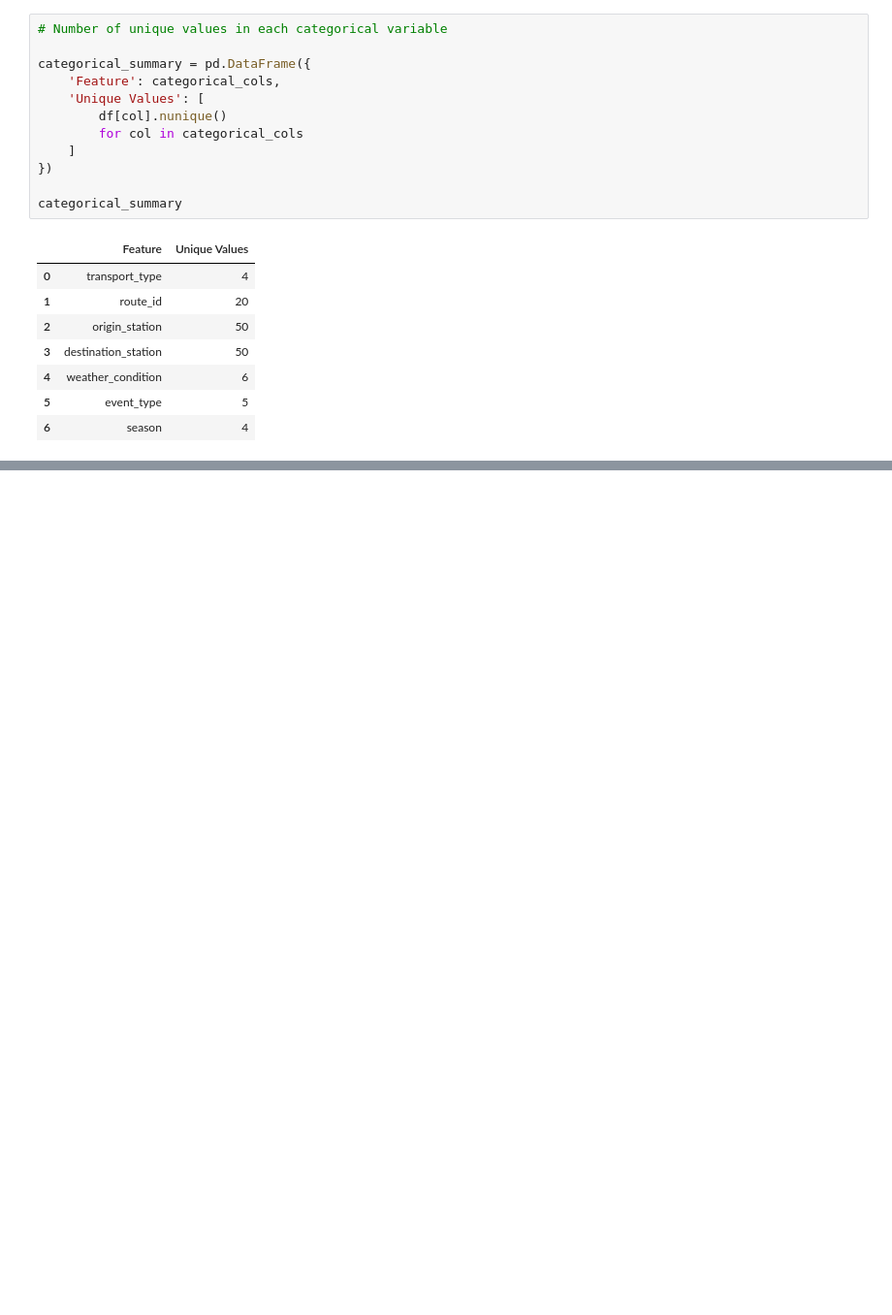
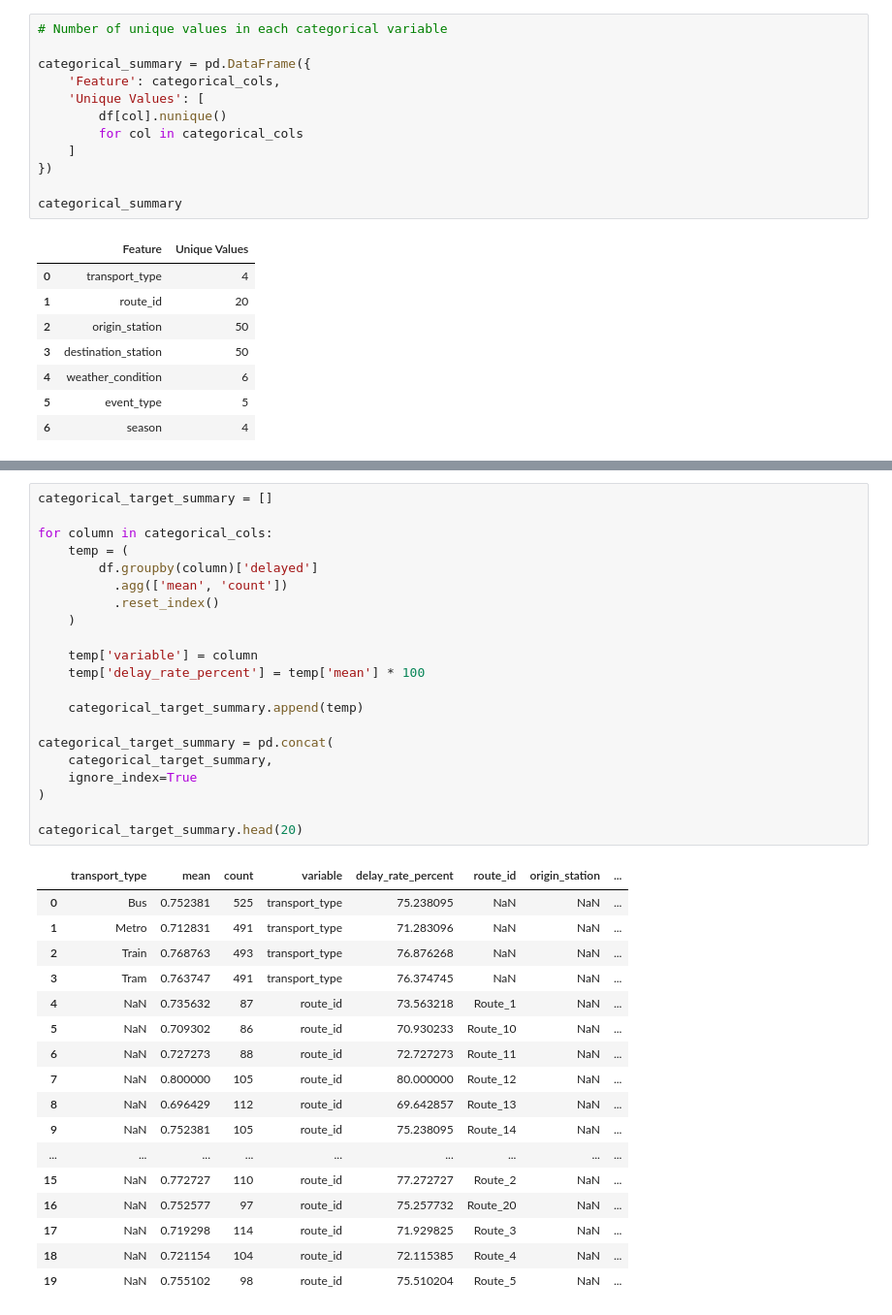
Before and after one commit to srisathvika/Public-Transport-Delay-Prediction, a Jupyter notebook: notebooks/01_Data_Understanding_and_EDA.ipynb, the cells around one changed output, grey strips where cells are left out. Shown at 97% size. Cells and saved outputs as stored; diff of their text form; blank space fills up the shorter version.

```diff
--- a/notebooks/01_Data_Understanding_and_EDA.ipynb
+++ b/notebooks/01_Data_Understanding_and_EDA.ipynb
@@ -1427,0 +1662,39 @@ plt.show()
+# %%
+categorical_target_summary = []
+
+for column in categorical_cols:
+    temp = (
+        df.groupby(column)['delayed']
+          .agg(['mean', 'count'])
+          .reset_index()
+    )
+
+    temp['variable'] = column
+    temp['delay_rate_percent'] = temp['mean'] * 100
+
+    categorical_target_summary.append(temp)
+
+categorical_target_summary = pd.concat(
+    categorical_target_summary,
+    ignore_index=True
+)
+
+categorical_target_summary.head(20)
+# %% [output]
+|  | transport_type | mean | count | variable | delay_rate_percent | route_id | origin_station | ... |
+| 0 | Bus | 0.752381 | 525 | transport_type | 75.238095 | NaN | NaN | ... |
+| 1 | Metro | 0.712831 | 491 | transport_type | 71.283096 | NaN | NaN | ... |
+| 2 | Train | 0.768763 | 493 | transport_type | 76.876268 | NaN | NaN | ... |
+| 3 | Tram | 0.763747 | 491 | transport_type | 76.374745 | NaN | NaN | ... |
+| 4 | NaN | 0.735632 | 87 | route_id | 73.563218 | Route_1 | NaN | ... |
+| 5 | NaN | 0.709302 | 86 | route_id | 70.930233 | Route_10 | NaN | ... |
+| 6 | NaN | 0.727273 | 88 | route_id | 72.727273 | Route_11 | NaN | ... |
+| 7 | NaN | 0.800000 | 105 | route_id | 80.000000 | Route_12 | NaN | ... |
+| 8 | NaN | 0.696429 | 112 | route_id | 69.642857 | Route_13 | NaN | ... |
+| 9 | NaN | 0.752381 | 105 | route_id | 75.238095 | Route_14 | NaN | ... |
+| ... | ... | ... | ... | ... | ... | ... | ... | ... |
+| 15 | NaN | 0.772727 | 110 | route_id | 77.272727 | Route_2 | NaN | ... |
+| 16 | NaN | 0.752577 | 97 | route_id | 75.257732 | Route_20 | NaN | ... |
+| 17 | NaN | 0.719298 | 114 | route_id | 71.929825 | Route_3 | NaN | ... |
+| 18 | NaN | 0.721154 | 104 | route_id | 72.115385 | Route_4 | NaN | ... |
+| 19 | NaN | 0.755102 | 98 | route_id | 75.510204 | Route_5 | NaN | ... |
```
Also changed, not shown: parts of 27 cells of this notebook.
